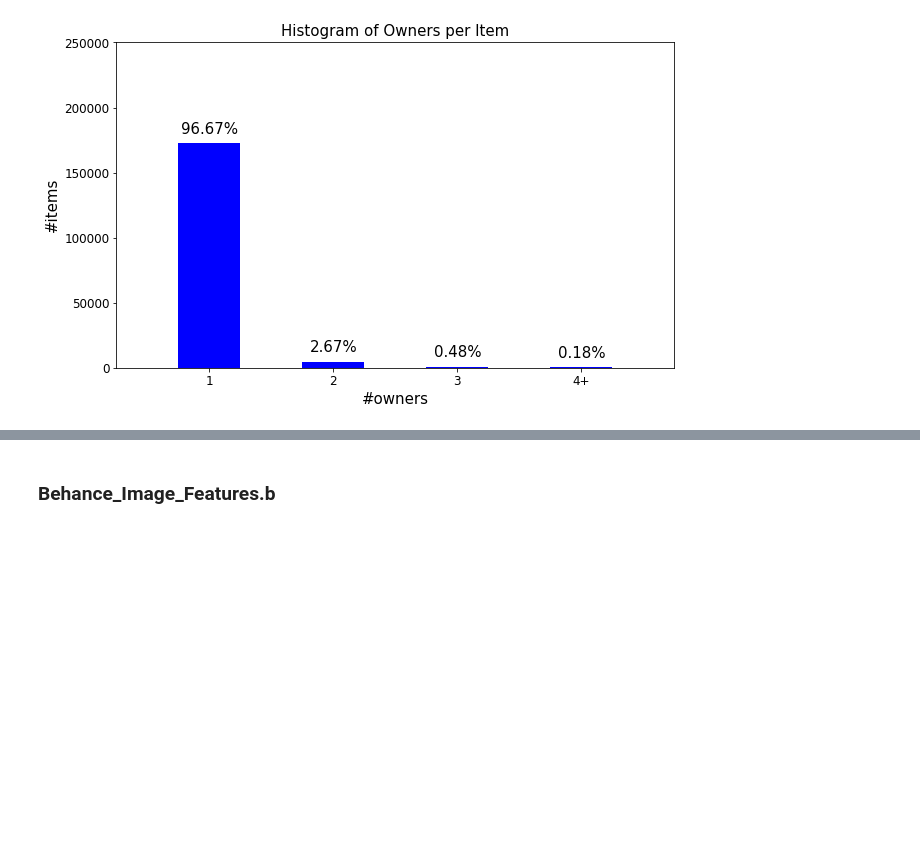
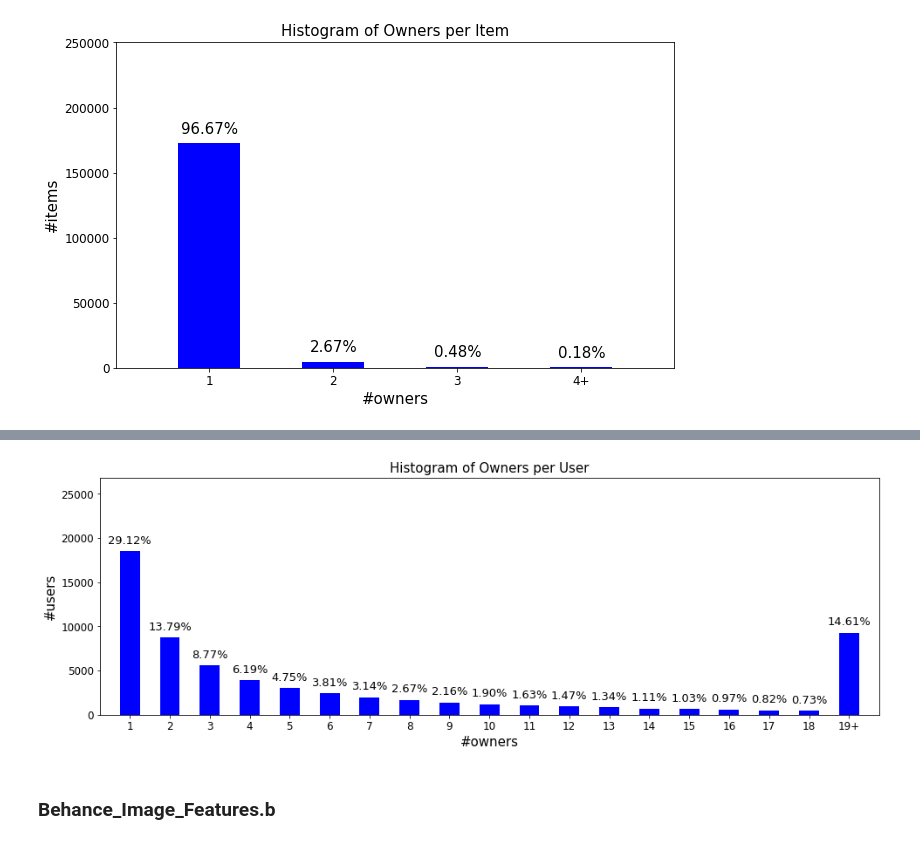
Before and after one commit to PabloMessina/Behance-Recommendation-Experiments, a Jupyter notebook: Dataset Inspection.ipynb, the cells around one changed output, grey strips where cells are left out. Cells and saved outputs as stored; diff of their text form; code cells hidden in the pictures; blank space fills up the shorter version.

```diff
--- a/Dataset Inspection.ipynb
+++ b/Dataset Inspection.ipynb
@@ -87,3 +91,22 @@ plt.show()
+# %%
+user2likedItems = pairs2dict(df_appreciate.values[:,:2])
+# %%
+item2owners = pairs2dict(df_item2owner.values)
+# %%
+user2owners = dict()
+for u, items in user2likedItems.items():
+    owners = set()
+    for i in items:
+        owners.update(item2owners[i])
+    user2owners[u] = owners
+# %%
+owners_per_user = [len(x) for x in user2owners.values()]
+# %%
+long_tail_barchart(owners_per_user, 0.85, '#owners', '#users', 'Histogram of Owners per User', figsize=(16,5),
+                   fontsize_col_text=13)
+plt.show()
+# %% [output]
+[figure, added]
 # %% [markdown]
 ### Behance_Image_Features.b
 # %%
```
Also changed, not shown: parts of 2 cells of this notebook, 3 other files.
